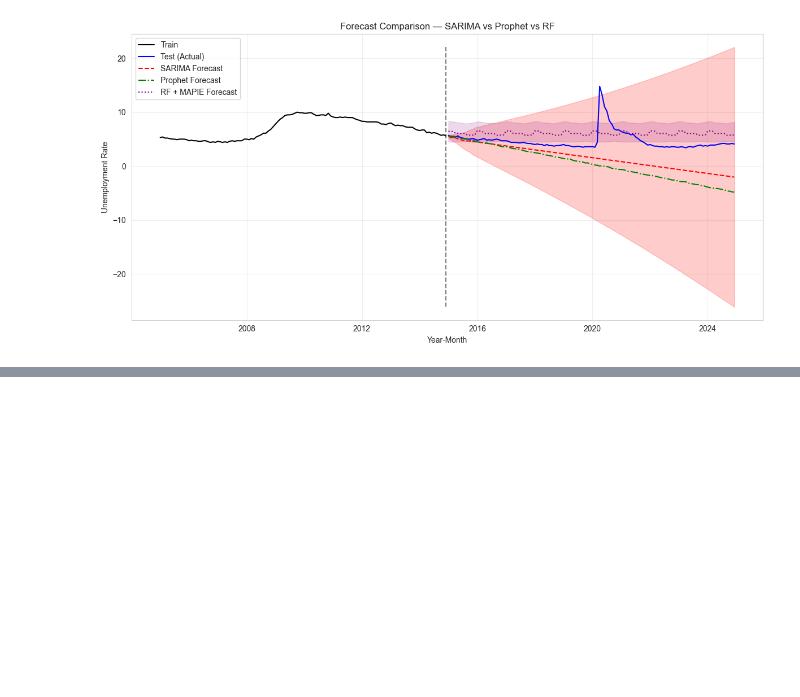
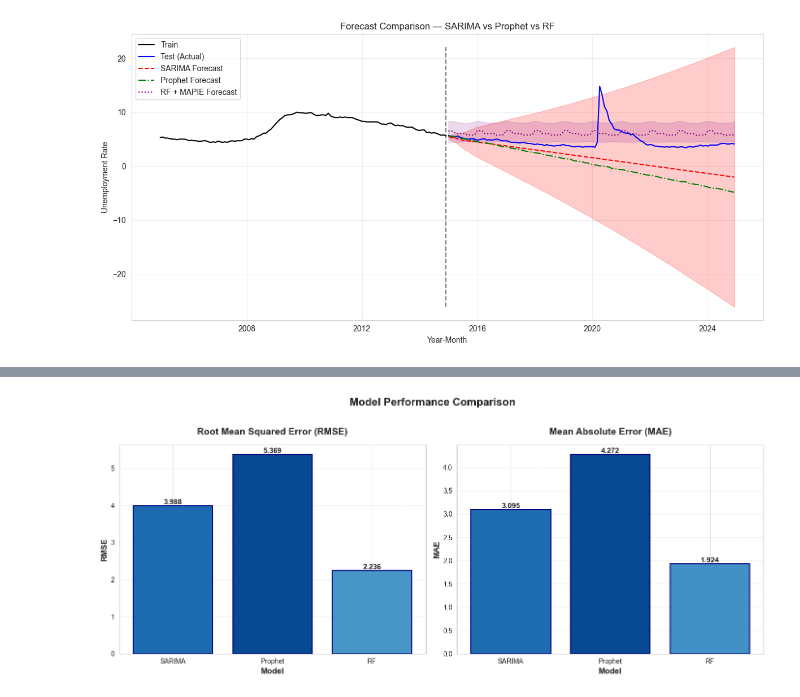
Before and after one commit to rafaelcattan/rafaelcattan.github.io, a Jupyter notebook: analysis/notebooks/data_analysis.ipynb, the cells around one changed output, grey strips where cells are left out. Drawn from its saved outputs; the diff is of its cells as text; code cells hidden in the pictures; blank space fills up the shorter version.

```diff
--- a/analysis/notebooks/data_analysis.ipynb
+++ b/analysis/notebooks/data_analysis.ipynb
@@ -970,0 +1021,68 @@ plt.show()
+# %%
+import matplotlib.pyplot as plt
+import seaborn as sns
+import numpy as np
+
+# Your data
+models = ['SARIMA', 'Prophet', 'RF']
+rmse_values = [rmse_sarima, rmse_prophet, rmse_rf]
+mae_values = [mae_sarima, mae_prophet, mae_rf]
+
+# Create figure with two subplots
+fig, axes = plt.subplots(1, 2, figsize=(14, 6))
+
+# Set style
+sns.set_style("whitegrid")
+
+# Normalize values for color mapping (darker = worse performance)
+rmse_normalized = np.array(rmse_values) / max(rmse_values)
+mae_normalized = np.array(mae_values) / max(mae_values)
+
+# Create color palettes (lighter blue for better, darker for worse)
+rmse_colors = plt.cm.Blues(0.4 + rmse_normalized * 0.5)
+mae_colors = plt.cm.Blues(0.4 + mae_normalized * 0.5)
+
+# Plot RMSE
+bars1 = axes[0].bar(models, rmse_values, color=rmse_colors, edgecolor='navy', linewidth=1.5)
+axes[0].set_title('Root Mean Squared Error (RMSE)', fontsize=14, fontweight='bold', pad=15)
+axes[0].set_ylabel('RMSE', fontsize=12, fontweight='bold')
+axes[0].set_xlabel('Model', fontsize=12, fontweight='bold')
+axes[0].grid(axis='y', alpha=0.3, linestyle='--')
+axes[0].set_axisbelow(True)
+
+# Add value labels on RMSE bars
+for bar, value in zip(bars1, rmse_values):
+    height = bar.get_height()
+    axes[0].text(bar.get_x() + bar.get_width()/2., height,
+                f'{value:.3f}',
+                ha='center', va='bottom', fontsize=11, fontweight='bold')
+
+# Plot MAE
+bars2 = axes[1].bar(models, mae_values, color=mae_colors, edgecolor='navy', linewidth=1.5)
+axes[1].set_title('Mean Absolute Error (MAE)', fontsize=14, fontweight='bold', pad=15)
+axes[1].set_ylabel('MAE', fontsize=12, fontweight='bold')
+axes[1].set_xlabel('Model', fontsize=12, fontweight='bold')
+axes[1].grid(axis='y', alpha=0.3, linestyle='--')
+axes[1].set_axisbelow(True)
+
+# Add value labels on MAE bars
+for bar, value in zip(bars2, mae_values):
+    height = bar.get_height()
+    axes[1].text(bar.get_x() + bar.get_width()/2., height,
+                f'{value:.3f}',
+                ha='center', va='bottom', fontsize=11, fontweight='bold')
+
+# Add overall title
+fig.suptitle('Model Performance Comparison', fontsize=16, fontweight='bold', y=0.98)
+
+# Adjust layout to prevent overlap
+plt.tight_layout(rect=[0, 0, 1, 0.96])
+
+
+out_path = Path(r'C:\Users\Dell\data_science\rafaelcattan.github.io\assets\images\forecasting\forecasting_errors.png')
+plt.savefig(out_path, dpi=300, bbox_inches='tight')
+
+# Show plot
+plt.show()
+# %% [output]
+[figure, added]
```
Also changed, not shown: parts of 10 cells of this notebook, 5 other files.
